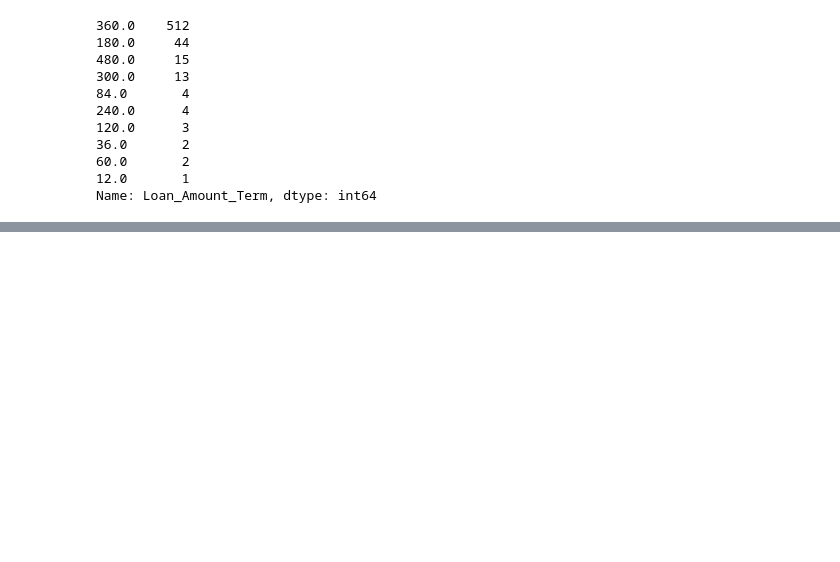
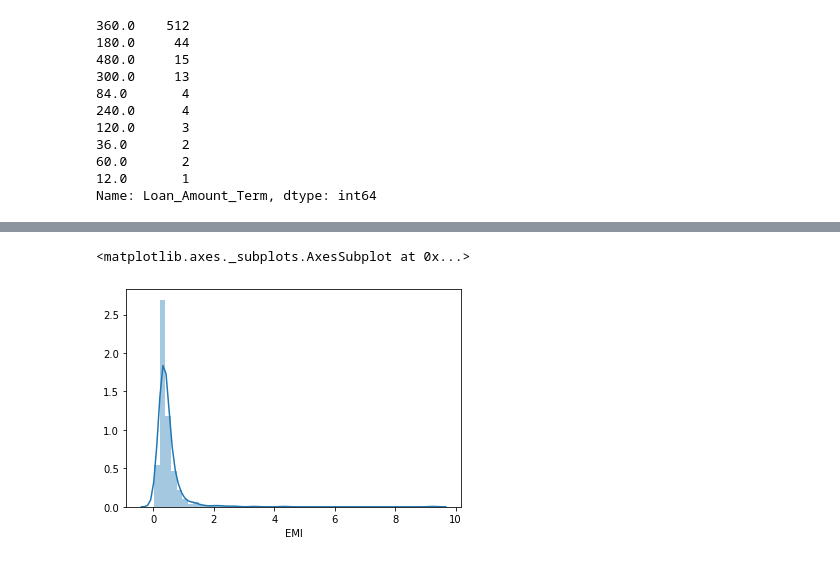
Before and after one commit to ElissandroMendes/loan-prediction, a Jupyter notebook: loan-prediction.ipynb, the cells around one changed output, grey strips where cells are left out. Cells and saved outputs as stored; diff of their text form; code cells hidden in the pictures; blank space fills up the shorter version.

```diff
--- a/loan-prediction.ipynb
+++ b/loan-prediction.ipynb
@@ -333,0 +497,8 @@ test['LoanAmount_log'] = np.log(test['LoanAmount'])
+# %%
+train['EMI'] = train['LoanAmount'] / train['Loan_Amount_Term']
+test['EMI'] = test['LoanAmount'] / test['Loan_Amount_Term']
+
+sns.distplot(train['EMI'])
+# %% [output]
+<matplotlib.axes._subplots.AxesSubplot at 0x...>
+[figure, added]
```
Also changed, not shown: parts of 43 cells of this notebook, 12 other files.
